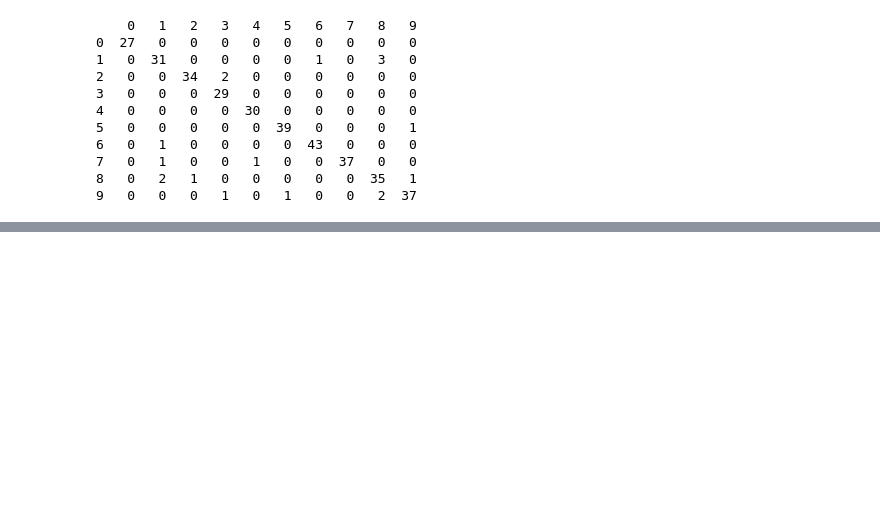
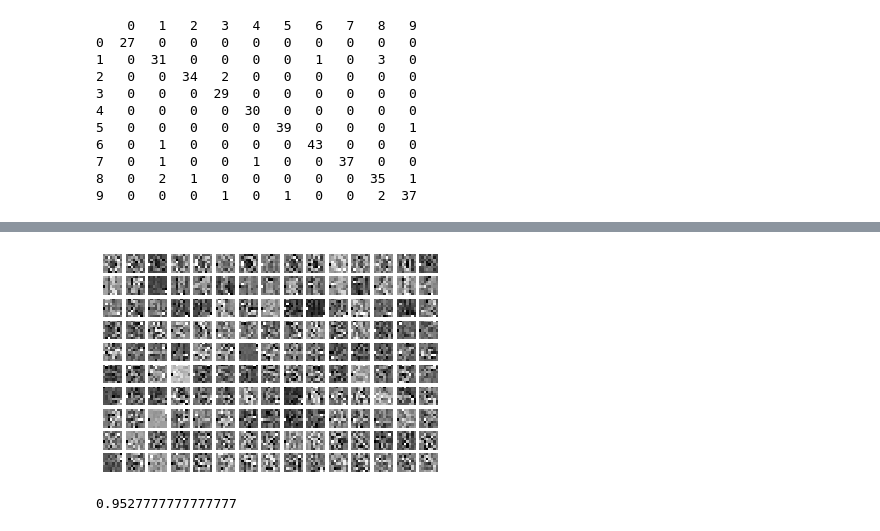
Before and after one commit to ducksfrogs/udemy_dataAna_py, a Jupyter notebook: jp_scikit/confusion_matrix.ipynb, the cells around one changed output, grey strips where cells are left out. Saved outputs shown, nothing was run; the diff lists cells and outputs as text; code cells hidden in the pictures; blank space fills up the shorter version.

```diff
--- a/jp_scikit/confusion_matrix.ipynb
+++ b/jp_scikit/confusion_matrix.ipynb
@@ -201,0 +231,17 @@ X_train_pca.shape
+# %%
+X_train_zca = X_train_pca.dot(pca.components_)
+X_test_zca = X_test_pca.dot(pca.components_)
+# %%
+for i in range(10):
+    i_th_digit = X_train_zca[y_train == i]
+    for j in range(0,15):
+        plt.subplot(10, 15, i*15 + j +1)
+        plt.axis('off')
+        plt.imshow(i_th_digit[j].reshape(8,8))
+# %% [output]
+[figure, added]
+# %%
+clf.fit(X_train_zca, y_train)
+clf.score(X_test_zca, y_test)
+# %% [output]
+0.9527777777777777
```
Also changed, not shown: parts of 8 cells of this notebook, 3 other files.
